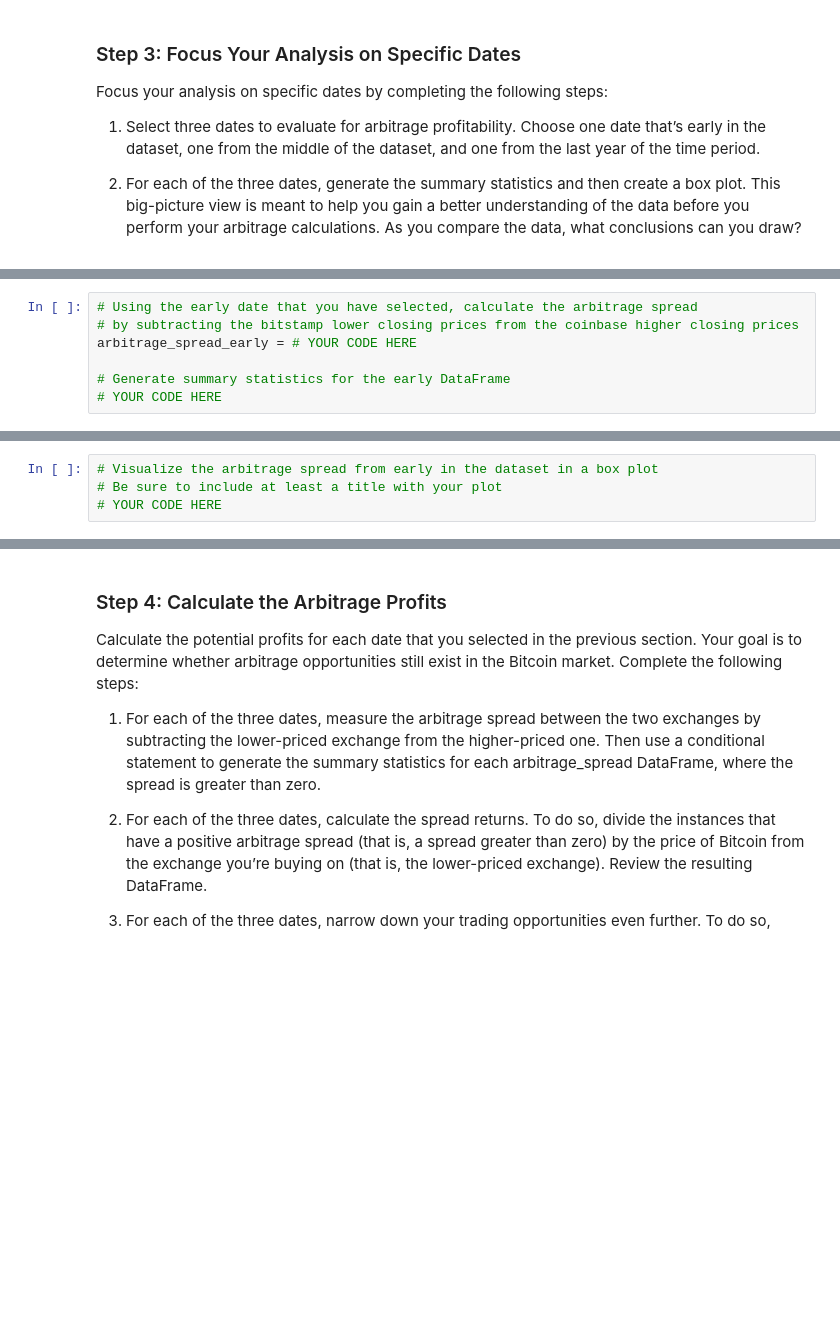
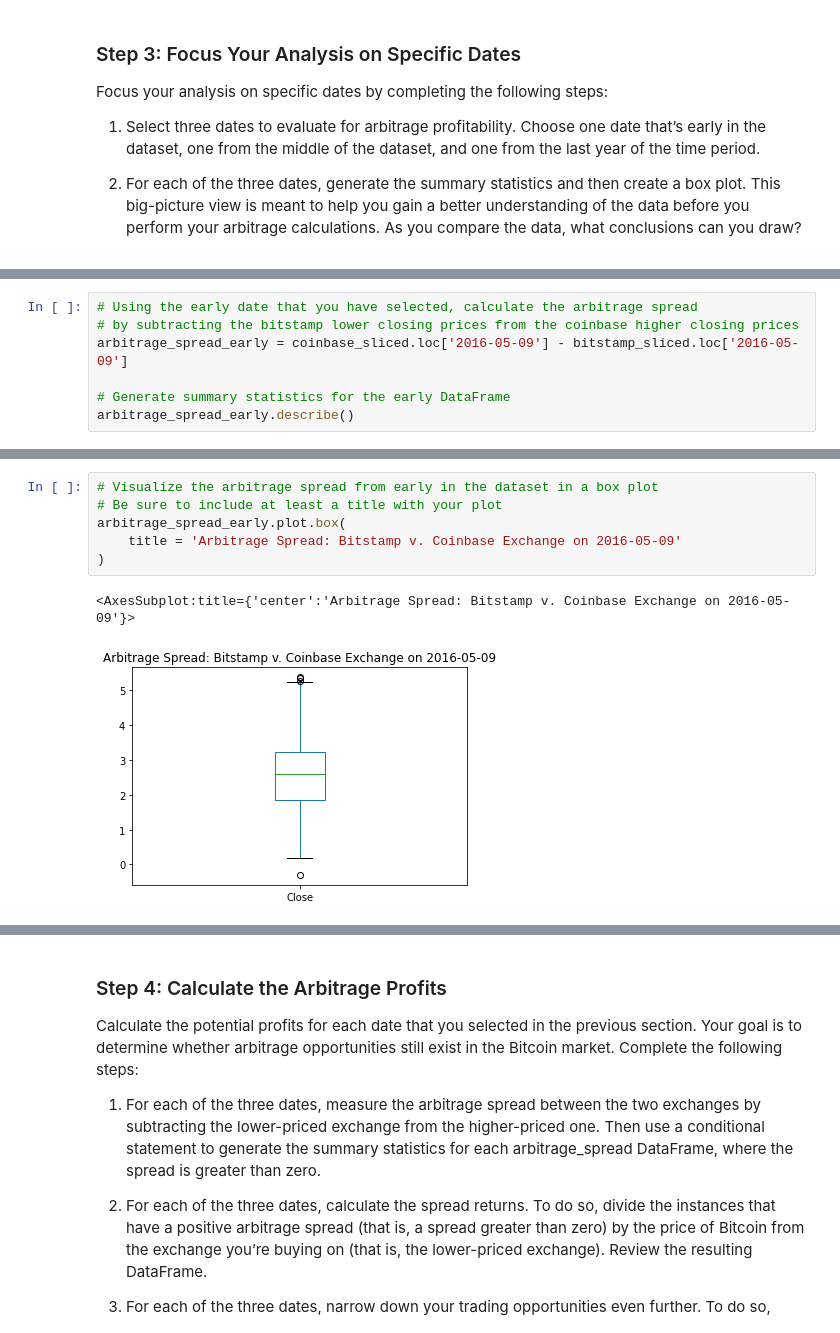
Before and after one commit to AbsurdSophist/Module_3_Challenge, a Jupyter notebook: crypto_arbitrage.ipynb, the cells around one changed output, grey strips where cells are left out. Drawn from its saved outputs; the diff is of its cells as text; blank space fills up the shorter version.

Commit message:
Added focused analysis for specific periods early, middle, and later in the data set over a period of a day

```diff
--- a/crypto_arbitrage.ipynb
+++ b/crypto_arbitrage.ipynb
@@ -359,8 +378,8 @@ Focus your analysis on specific dates by completing the following steps:
 # %%
 # Using the early date that you have selected, calculate the arbitrage spread
 # by subtracting the bitstamp lower closing prices from the coinbase higher closing prices
-arbitrage_spread_early = # YOUR CODE HERE
+arbitrage_spread_early = coinbase_sliced.loc['2016-05-09'] - bitstamp_sliced.loc['2016-05-09']
 
 # Generate summary statistics for the early DataFrame
-# YOUR CODE HERE
+arbitrage_spread_early.describe()
 # %% [output]
@@ -368,7 +395,12 @@ SyntaxError: invalid syntax (<ipython-input-22-9c1f332784dd>, line 3)
 # %%
 # Visualize the arbitrage spread from early in the dataset in a box plot
 # Be sure to include at least a title with your plot
-# YOUR CODE HERE
+arbitrage_spread_early.plot.box(
+    title = 'Arbitrage Spread: Bitstamp v. Coinbase Exchange on 2016-05-09'
+)
+# %% [output]
+<AxesSubplot:title={'center':'Arbitrage Spread: Bitstamp v. Coinbase Exchange on 2016-05-09'}>
+[figure, added]
 # %%
 # Create an overlay plot that visualizes the two dataframes over a period of one day from the middle of the dataset.
 # Be sure that the plots include the parameters `legend`, `figsize`, `title`, `color` and `label`
```
Also changed, not shown: parts of 8 cells of this notebook.
